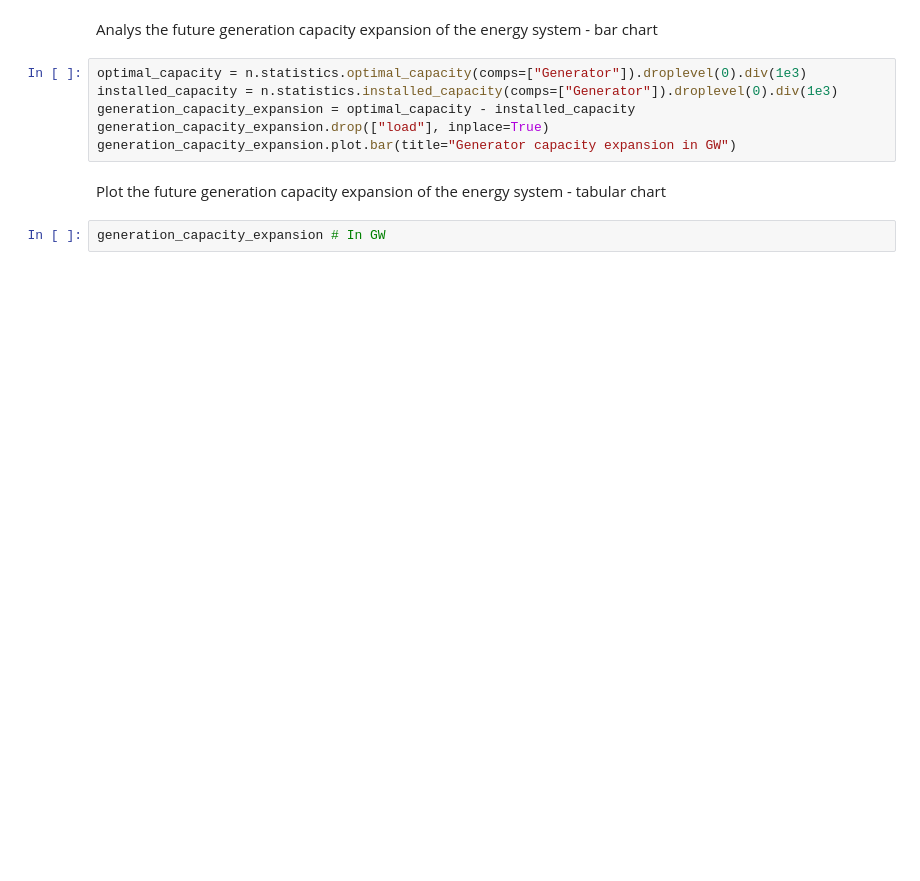
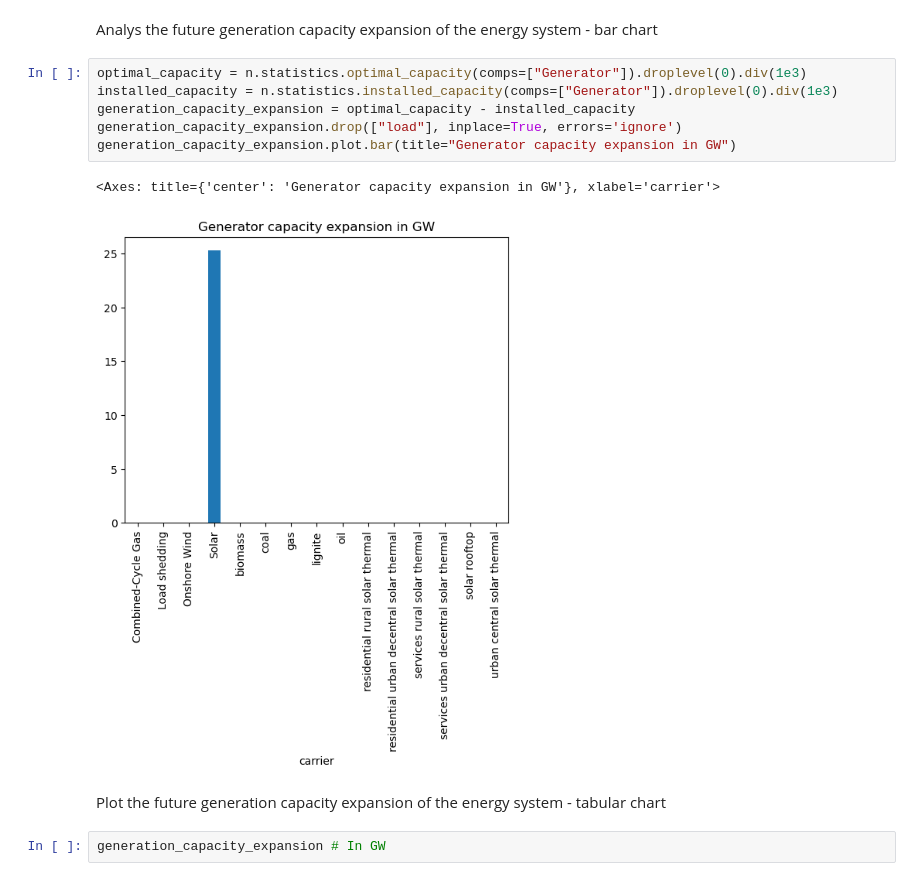
Before and after one commit to pypsa-meets-earth/documentation, a Jupyter notebook: notebooks/network_analysis.ipynb, the cells around one changed output. Cells and saved outputs as stored; diff of their text form; blank space fills up the shorter version.

```diff
--- a/notebooks/network_analysis.ipynb
+++ b/notebooks/network_analysis.ipynb
@@ -427,9 +482,12 @@ Analys the future generation capacity expansion of the energy system - bar chart
 # %%
 optimal_capacity = n.statistics.optimal_capacity(comps=["Generator"]).droplevel(0).div(1e3)
 installed_capacity = n.statistics.installed_capacity(comps=["Generator"]).droplevel(0).div(1e3)
 generation_capacity_expansion = optimal_capacity - installed_capacity
-generation_capacity_expansion.drop(["load"], inplace=True)
+generation_capacity_expansion.drop(["load"], inplace=True, errors='ignore')
 generation_capacity_expansion.plot.bar(title="Generator capacity expansion in GW")
+# %% [output]
+<Axes: title={'center': 'Generator capacity expansion in GW'}, xlabel='carrier'>
+[figure, added]
 # %% [markdown]
 Plot the future generation capacity expansion of the energy system - tabular chart
 # %%
```
Also changed, not shown: parts of 13 cells of this notebook.
